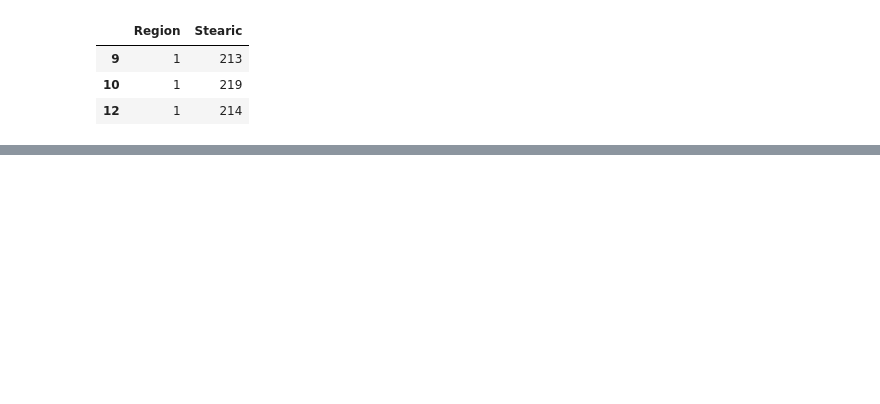
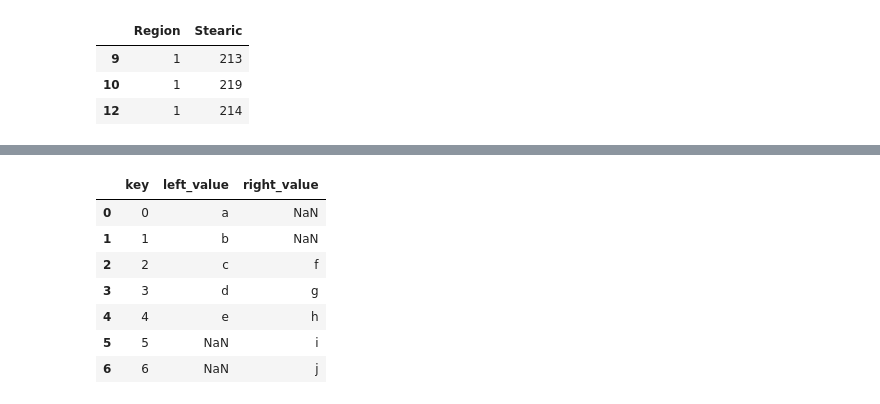
Before and after one commit to supermikol/dsp, a Jupyter notebook: python/pandas/Data Wrangling.ipynb, the cells around one changed output, grey strips where cells are left out. Cells and saved outputs as stored; diff of their text form; code cells hidden in the pictures; blank space fills up the shorter version.

```diff
--- a/python/pandas/Data Wrangling.ipynb
+++ b/python/pandas/Data Wrangling.ipynb
@@ -295,0 +445,11 @@ olive[['Region', 'Stearic']][(olive['Stearic'] < 220) | (olive['Region'] > 1)].h
+# %%
+pd.merge(left_frame, right_frame, on='key', how='outer')
+# %% [output]
+|  | key | left_value | right_value |
+| 0 | 0 | a | NaN |
+| 1 | 1 | b | NaN |
+| 2 | 2 | c | f |
+| 3 | 3 | d | g |
+| 4 | 4 | e | h |
+| 5 | 5 | NaN | i |
+| 6 | 6 | NaN | j |
```
Also changed, not shown: parts of 15 cells of this notebook.
